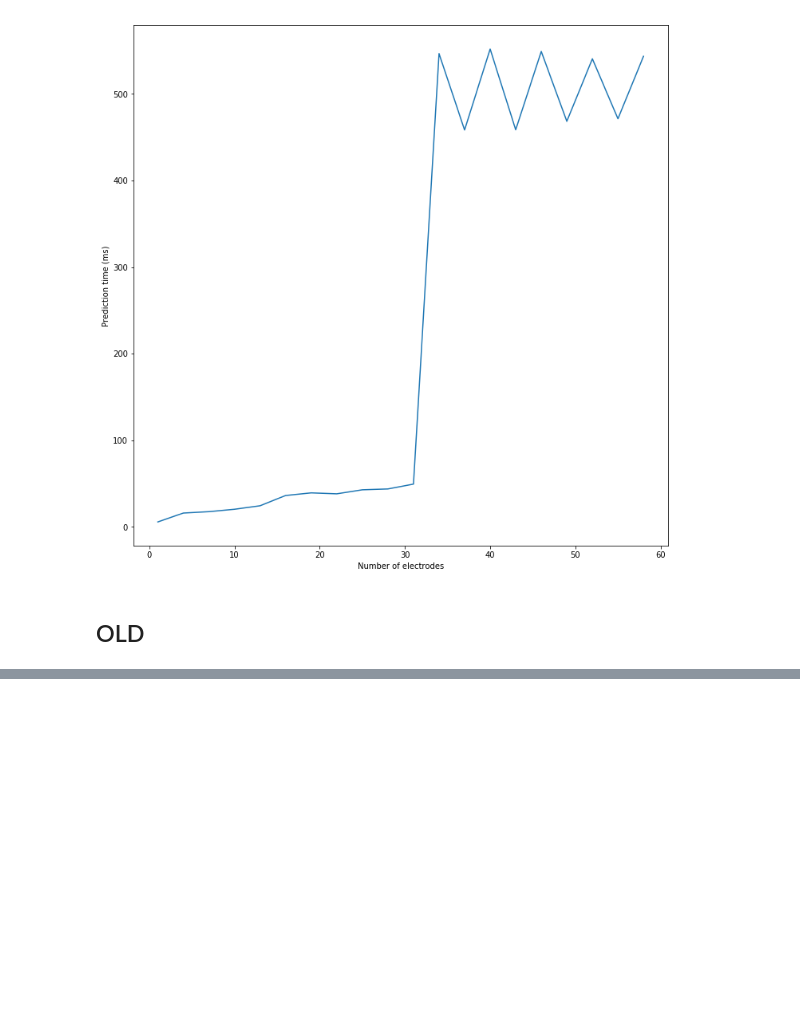
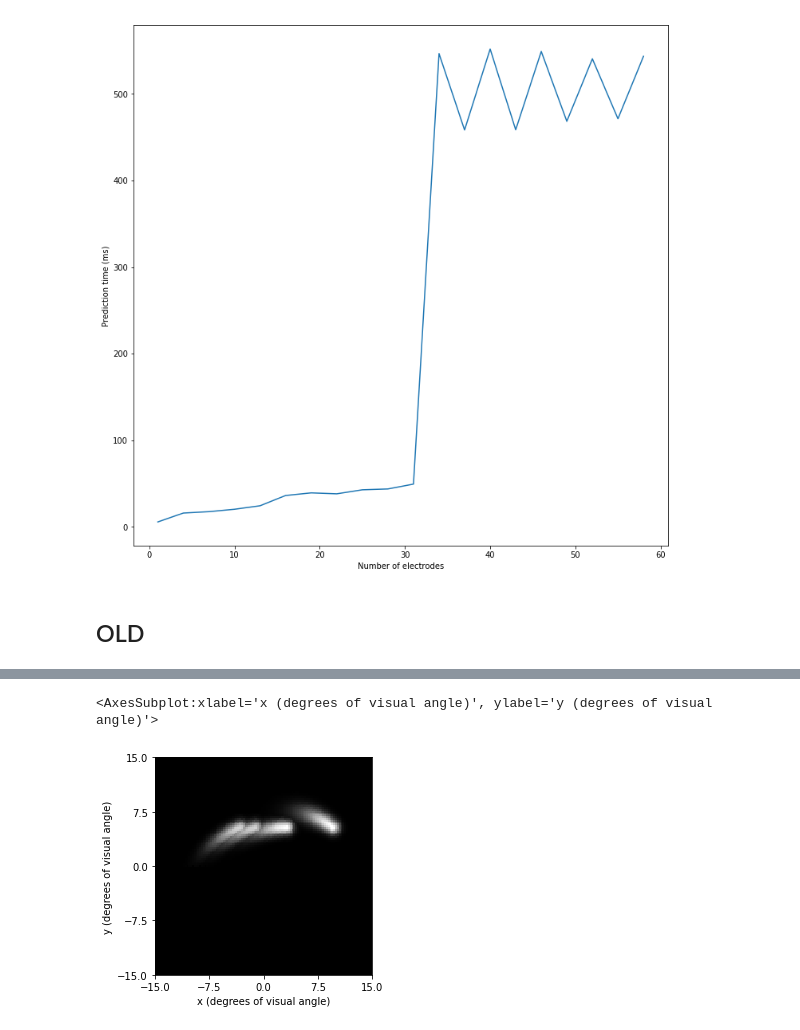
Before and after one commit to jgranley/pulse2percept, a Jupyter notebook: pulse2percept/models/jax.ipynb, the cells around one changed output, grey strips where cells are left out. Cells and saved outputs as stored; diff of their text form; code cells hidden in the pictures; blank space fills up the shorter version.

```diff
--- a/pulse2percept/models/jax.ipynb
+++ b/pulse2percept/models/jax.ipynb
@@ -910,0 +1146,6 @@ def gpu_biphasic_axon_map(amps, freqs, pdurs, x, y, # Per ACTIVE electrode
+# %%
+p = model.predict_percept(implant)
+p.plot()
+# %% [output]
+<AxesSubplot:xlabel='x (degrees of visual angle)', ylabel='y (degrees of visual angle)'>
+[figure, added]
```
Also changed, not shown: parts of 42 cells of this notebook.
